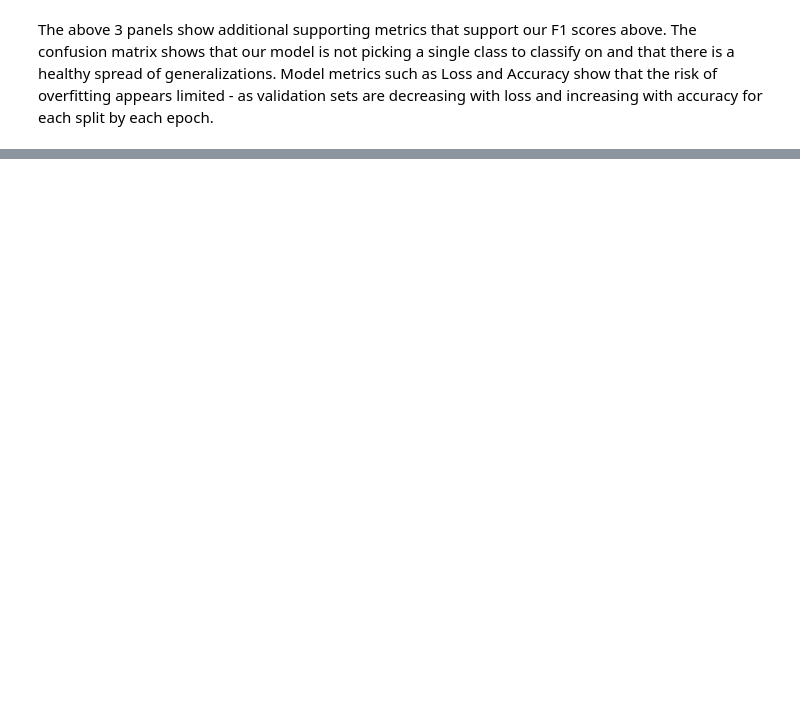
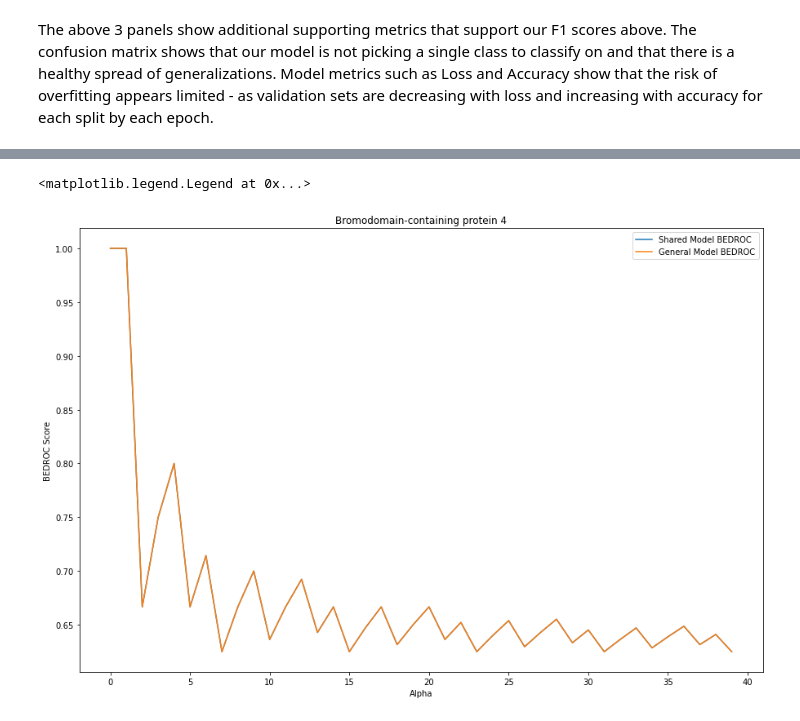
Before and after one commit to wisniemj/CS8321, a Jupyter notebook: lab2/lab2.ipynb, the cells around one changed output, grey strips where cells are left out. Drawn from its saved outputs; the diff is of its cells as text; code cells hidden in the pictures; blank space fills up the shorter version.

```diff
--- a/lab2/lab2.ipynb
+++ b/lab2/lab2.ipynb
@@ -787,15 +637,0 @@ for task in range(len(y_mtl)):
-# %%
-bedroc_scores_mtl = {}
-# for each task plot BEDROC
-for task in range(len(y_mtl)):
-    # CHATGPT CODE AS PART OF BEDROC_SCORE_CALC FUNCTION
-    # Generate a range of alpha values
-    alphas = np.linspace(1, 40, num=40)
-
-    # Calculate BEDROC scores for each alpha value
-    bedroc_scores = []
-    for alpha in alphas:
-        bedroc_score = bedroc_score_calc(y_true=y_mtl[task], y_pred=yhat_mtl[task], alpha=alpha)
-        bedroc_scores.append(bedroc_score)
-
-    bedroc_scores_mtl[task] = bedroc_scores
@@ -829,0 +801,28 @@ interactive_plot = interact(plot_attribute, attribute=attribute_slider)
+# %%
+bedroc_scores_mtl = {}
+
+# CHATGPT CODE AS PART OF BEDROC_SCORE_CALC FUNCTION
+# Generate a range of alpha values
+alphas = np.linspace(1, 40, num=40)
+
+# Calculate BEDROC scores for each alpha value
+bedroc_scores = []
+for alpha in alphas:
+    bedroc_score = bedroc_score_calc(y_true=np.concatenate(y_mtl), y_pred=np.concatenate(yhat_mtl), alpha=alpha)
+    bedroc_scores.append(bedroc_score)
+
+bedroc_scores_mtl = bedroc_scores
+
+# convert bedroc scores into a dataframe
+bedroc_scores_mtl_df = pd.DataFrame(bedroc_scores_mtl)
+# %%
+plt.figure(figsize=(15,10))
+plt.plot(bedroc_scores_mtl_df)
+plt.plot(bedroc_scores)
+plt.xlabel('Alpha')
+plt.ylabel('BEDROC Score')
+plt.title(target)
+plt.legend(["Shared Model BEDROC", "General Model BEDROC"])
+# %% [output]
+<matplotlib.legend.Legend at 0x...>
+[figure, added]
```
Also changed, not shown: parts of 64 cells of this notebook, 1 other file.
